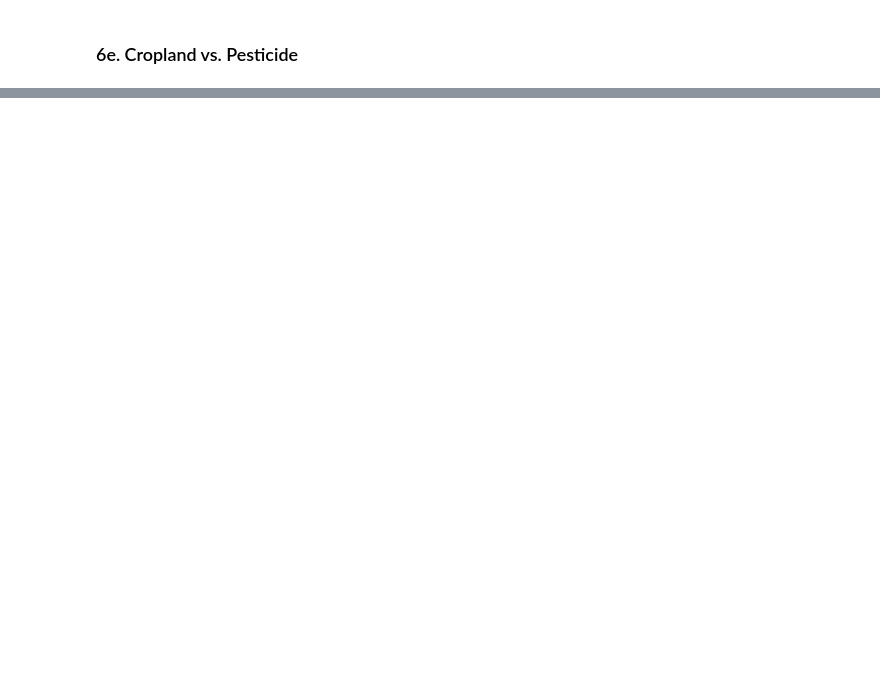
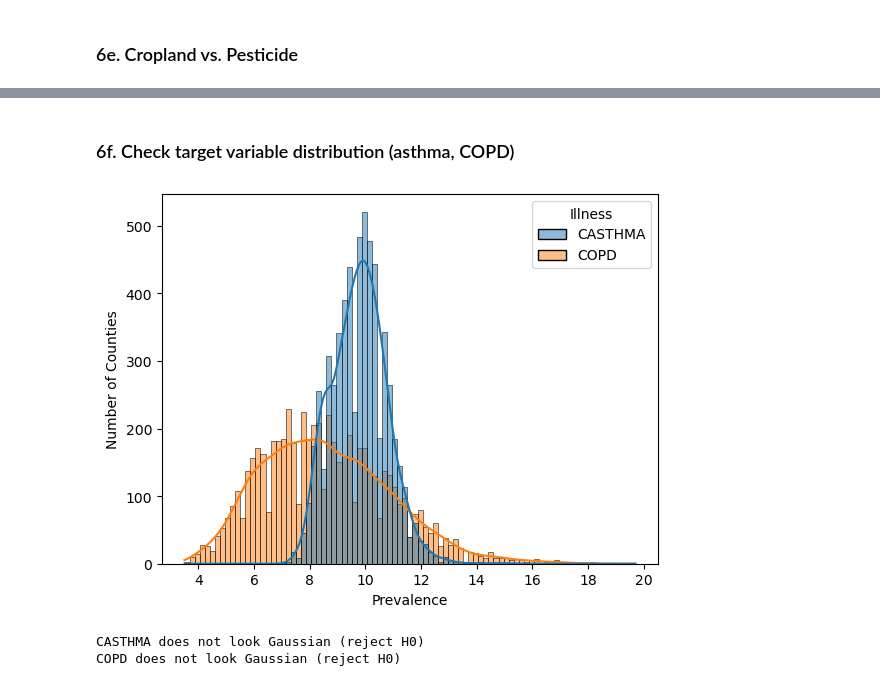
Before and after one commit to Erdos-Projects/spring-2026-pesticide-exposure, a Jupyter notebook: EDA/joint_eda.ipynb, the cells around one changed output, grey strips where cells are left out. Drawn from its saved outputs; the diff is of its cells as text; code cells hidden in the pictures; blank space fills up the shorter version.

```diff
--- a/EDA/joint_eda.ipynb
+++ b/EDA/joint_eda.ipynb
@@ -447,0 +420,33 @@ else:
+# %% [markdown]
+### 6f. Check target variable distribution (asthma, COPD)
+# %%
+hist_df = joint[["FIPS","CASTHMA", "COPD"]]
+hist_df_long = pd.melt(hist_df,
+                  id_vars=['FIPS'],
+                  var_name='Illness',
+                  value_name='Prevalence')
+hist_df_long.head(10)
+
+ax=sns.histplot(hist_df_long,x='Prevalence',hue='Illness',kde=True)
+ax.set_ylabel("Number of Counties")
+plt.show()
+
+# run a normality test
+from scipy import stats
+alpha = 0.05
+
+stat, p = stats.normaltest(hist_df.CASTHMA)
+if p > alpha:
+    print('CASTHMA looks Gaussian (fail to reject H0)')
+else:
+    print('CASTHMA does not look Gaussian (reject H0)')
+
+stat, p = stats.normaltest(hist_df.COPD)
+if p > alpha:
+    print('COPD looks Gaussian (fail to reject H0)')
+else:
+    print('COPD does not look Gaussian (reject H0)')
+# %% [output]
+[figure, added]
+CASTHMA does not look Gaussian (reject H0)
+COPD does not look Gaussian (reject H0)
```
Also changed, not shown: parts of 14 cells of this notebook, 2 other files.
